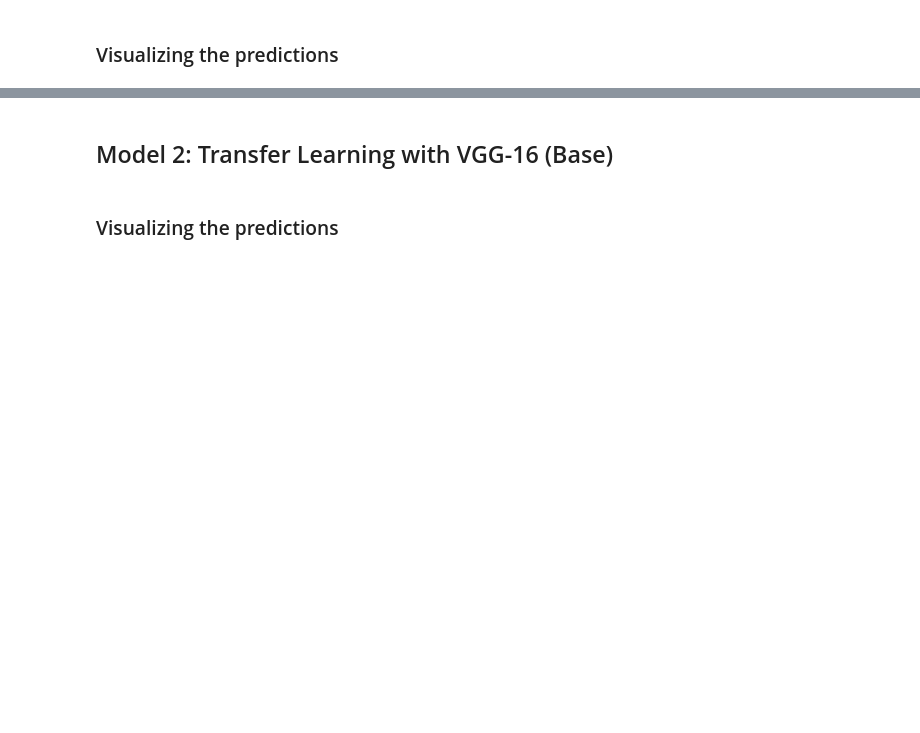
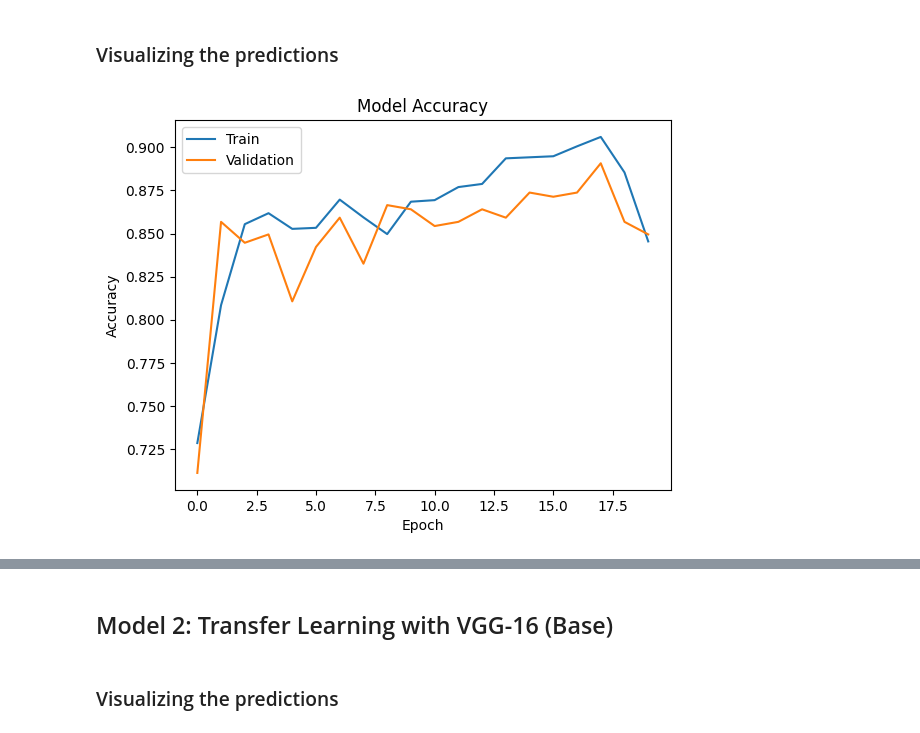
Before and after one commit to AkshayGovindaraj/GoogleColab, a Jupyter notebook: HelmNet_Full_Code.ipynb, the cells around one changed output, grey strips where cells are left out. Saved outputs shown, nothing was run; the diff lists cells and outputs as text; code cells hidden in the pictures; blank space fills up the shorter version.

```diff
--- a/HelmNet_Full_Code.ipynb
+++ b/HelmNet_Full_Code.ipynb
@@ -247,0 +254,12 @@ model.add(Conv2D(32, kernel_size=(3, 3), activation='relu', input_shape=(224, 22
+# %%
+model_1 = Sequential()
+model_1.add(Input(shape=(shape[0],shape[1],shape[2])))
+model_1.add(Flatten())
+model_1.add(Dense(256, activation='relu',kernel_initializer='he_uniform',input_shape=(image_size,)))
+model_1.add(Dense(128, activation='relu',kernel_initializer='he_uniform'))
+model_1.add(Dense(64, activation='relu',kernel_initializer='he_uniform'))
+model_1.add(Dense(32, activation='relu',kernel_initializer='he_uniform'))
+model_1.add(Dense(num_classes-1, activation='sigmoid'))
+# %%
+adam = Adam(learning_rate = 0.0001)
+model_1.compile(loss=losses.binary_crossentropy, optimizer=adam, metrics=['accuracy'])
@@ -247,0 +288,4 @@ model.add(Conv2D(32, kernel_size=(3, 3), activation='relu', input_shape=(224, 22
+# %%
+train_datagen = ImageDataGenerator()
+# %%
+history_1 = model_1.fit(train_datagen.flow(X_train_normalized,y_train,batch_size=128),validation_data = (X_val_normalized,y_val),epochs=20, verbose=2)
@@ -248,2 +310,12 @@ model.add(Conv2D(32, kernel_size=(3, 3), activation='relu', input_shape=(224, 22
 # %% [markdown]
 ### Visualizing the predictions
+# %%
+plt.plot(history_1.history['accuracy'])
+plt.plot(history_1.history['val_accuracy'])
+plt.title('Model Accuracy')
+plt.ylabel('Accuracy')
+plt.xlabel('Epoch')
+plt.legend(['Train', 'Validation'], loc='upper left')
+plt.show()
+# %% [output]
+[figure, added]
```
Also changed, not shown: parts of 16 cells of this notebook.
